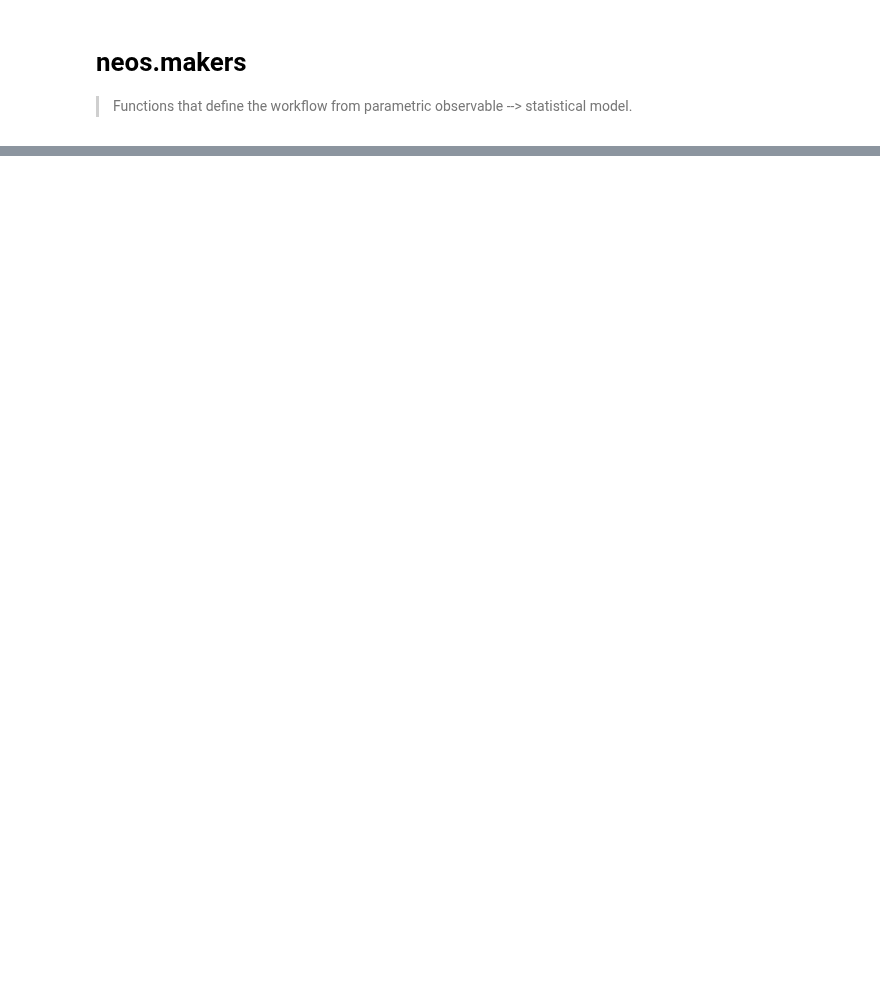
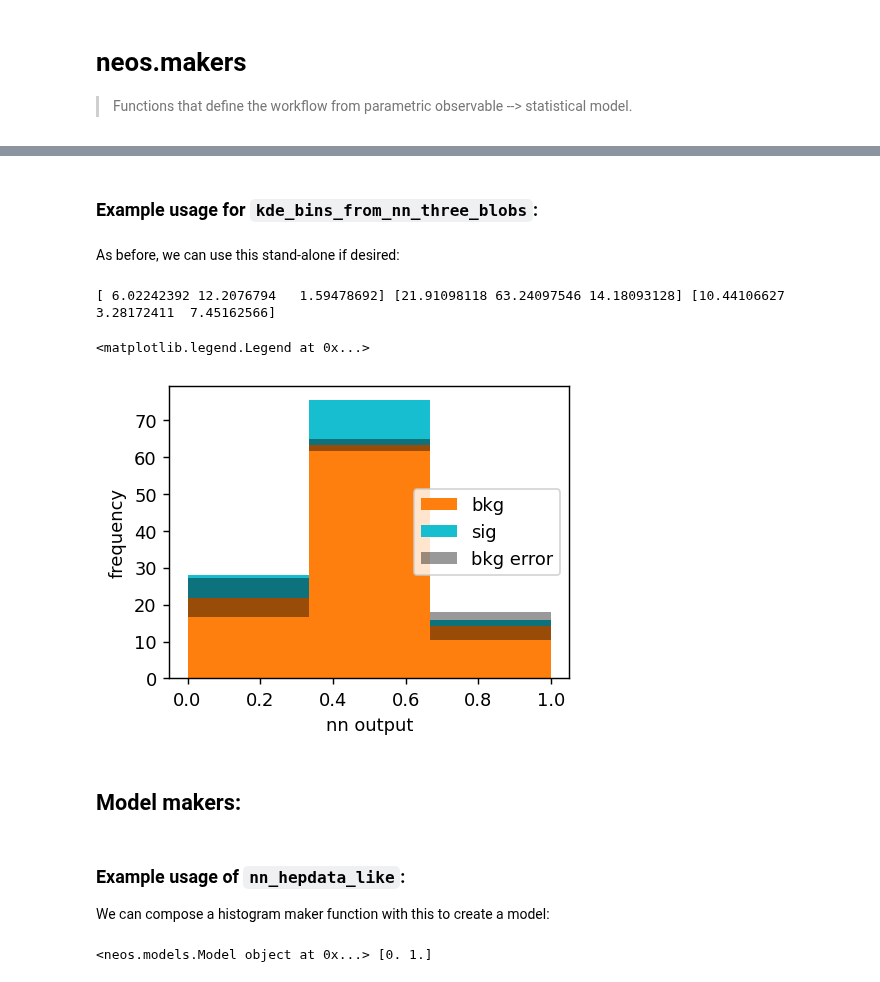
Before and after one commit to gradhep/neos, a Jupyter notebook: nbs/01_makers.ipynb, the cells around one changed output, grey strips where cells are left out. Saved outputs shown, nothing was run; the diff lists cells and outputs as text; code cells hidden in the pictures; blank space fills up the shorter version.

```diff
--- a/nbs/01_makers.ipynb
+++ b/nbs/01_makers.ipynb
@@ -73,16 +116,24 @@ def hists_from_nn_three_blobs(predict, NMC = 500, sig_mean = [-1, 1], b1_mean=[2
 #export
 # kde experiment
 
-def kde_counts_from_nn_three_blobs(predict, bins, bandwidth=.3, NMC = 500, sig_mean = [-1, 1], b1_mean=[2, 2], b2_mean=[-1, -1], LUMI=10, sig_scale = 2, bkg_scale = 10):
+def kde_bins_from_nn_three_blobs(predict, bins, bandwidth, NMC = 500, sig_mean = [-1, 1], b1_mean=[2, 2], b2_mean=[-1, -1], LUMI=10, sig_scale = 2, bkg_scale = 10):
     '''
     Exactly the same as `hists_from_nn_three_blobs`, but takes in a regression network, and
     forms a kernel density estimate (kde) for the output. The yields are then calculated as
     the integral of the kde's cumulative density function between the bin edges, which should
-    be specified as an argument to the function.
+    be specified using the argument `bins`.
 
     Args:
             predict: Decision function for a parameterized observable. When evaluated, the
             output should be one number per event, i.e. a regression network or similar.
+
+            bins: Array of bin edges, e.g. np.linspace(0,1,3) defines a two-bin histogram with
+            edges at 0, 0.5, 1.
+
+            bandwidth: Float that controls the 'smoothness' of the kde. It's recommended to keep
+            this lower than the bin width to avoid oversmoothing the distribution. Going too low
+            will cause things to break, as the gradients of the kde become unstable. 0.1*bin_width
+            is a good rule of thumb, but we have yet to properly validate this practically.
 
     Returns:
             hist_maker: A callable function that takes the parameters of the observable,
@@ -133,6 +184,50 @@ def kde_counts_from_nn_three_blobs(predict, bins, bandwidth=.3, NMC = 500, sig_m
         return make
 
     return hist_maker
+# %% [markdown]
+### Example usage for `kde_bins_from_nn_three_blobs`:
+# %%
+init_random_params, predict = stax.serial(
+    stax.Dense(100),
+    stax.Relu,
+    stax.Dense(1), # One node for regression
+    stax.Sigmoid,
+)
+
+# need to pre-specify binning: use 0-1 range from sigmoid
+# NB: should work with relu etc too, just have to make a binning choice
+bins = np.linspace(0,1,4)
+centers   = bins[:-1]  + np.diff(bins)/2. # for plotting
+
+# pick a bandwidth
+bin_width = 1/(len(bins)-1)
+bandwidth = 0.5 * bin_width
+
+hist_maker = kde_bins_from_nn_three_blobs(predict, bins, bandwidth)
+# %% [markdown]
+As before, we can use this stand-alone if desired:
+# %%
+# initialize network parameters
+_, network = init_random_params(jax.random.PRNGKey(2), (-1, 2))
+
+hists_from_network = hist_maker()
+s, b, b_unc = hists_from_network(network)
+print(s, b, b_unc)
+# %% [output]
+[ 6.02242392 12.2076794   1.59478692] [21.91098118 63.24097546 14.18093128] [10.44106627  3.28172411  7.45162566]
+# %%
+plt.figure(figsize=(4,3),dpi=129)
+plt.bar(centers, b, color="C1", label="bkg",width=bin_width)
+plt.bar(centers, s, bottom=b, color="C9", label="sig",width=bin_width)
+plt.bar(centers, b_unc, bottom=b - b_unc / 2.0, alpha=0.4, color="black", label="bkg error",width=bin_width)
+plt.xlabel('nn output')
+plt.ylabel('frequency')
+plt.legend()
+# %% [output]
+<matplotlib.legend.Legend at 0x...>
+[figure, added]
+# %% [markdown]
+## Model makers:
 # %%
 #export
 import pyhf
@@ -166,3 +264,14 @@ def nn_hepdata_like(histogram_maker):
 
     nn_model_maker.hm = hm
     return nn_model_maker
+# %% [markdown]
+### Example usage of `nn_hepdata_like`:
+
+We can compose a histogram maker function with this to create a model:
+# %%
+# uses kde example from previous demo as hist_maker
+nn_observable_model = nn_hepdata_like(hist_maker)
+model, bkg_only_pars = nn_observable_model(network)
+print(model, bkg_only_pars)
+# %% [output]
+<neos.models.Model object at 0x...> [0. 1.]
```
Also changed, not shown: parts of 10 cells of this notebook, 38 other files.
